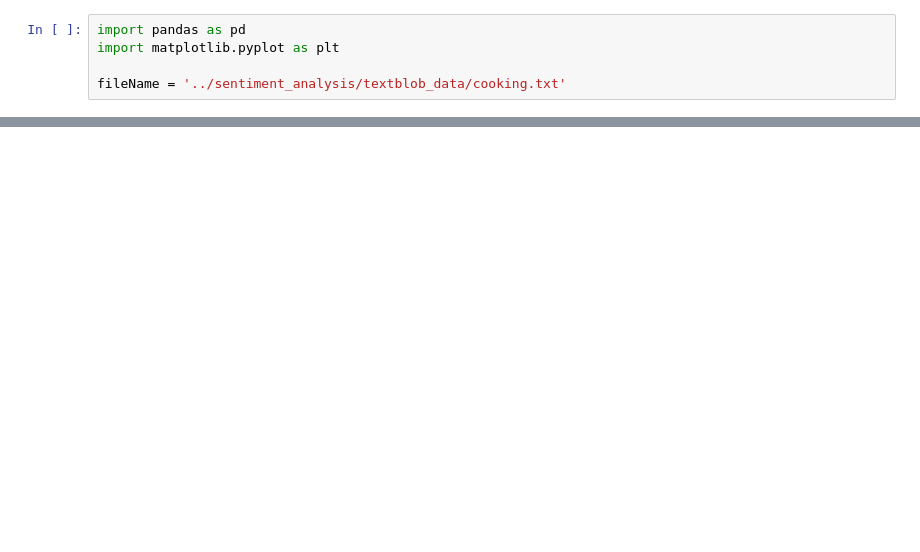
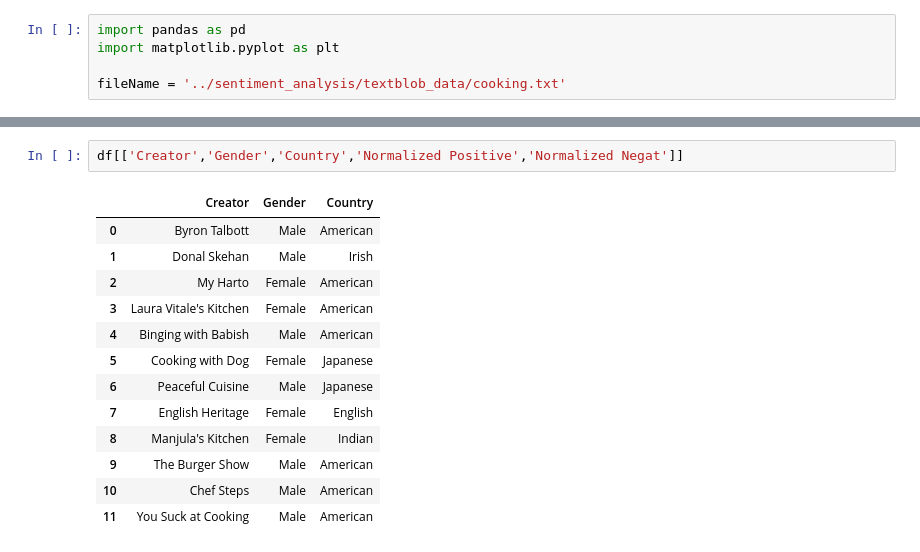
Before and after one commit to jivers-ucsd/ECE-229-Project---Group-7, a Jupyter notebook: plotting/graph cooking.ipynb, the cells around one changed output, grey strips where cells are left out. Drawn from its saved outputs; the diff is of its cells as text; blank space fills up the shorter version.

```diff
--- a/plotting/graph cooking.ipynb
+++ b/plotting/graph cooking.ipynb
@@ -100,0 +46,16 @@ df.plot.bar(x='Creator',y=['Normalized Positive','Normalized Negative'],width=0.
+# %%
+df[['Creator','Gender','Country','Normalized Positive','Normalized Negat']]
+# %% [output]
+|  | Creator | Gender | Country |
+| 0 | Byron Talbott | Male | American |
+| 1 | Donal Skehan | Male | Irish |
+| 2 | My Harto | Female | American |
+| 3 | Laura Vitale's Kitchen | Female | American |
+| 4 | Binging with Babish | Male | American |
+| 5 | Cooking with Dog | Female | Japanese |
+| 6 | Peaceful Cuisine | Male | Japanese |
+| 7 | English Heritage | Female | English |
+| 8 | Manjula's Kitchen | Female | Indian |
+| 9 | The Burger Show | Male | American |
+| 10 | Chef Steps | Male | American |
+| 11 | You Suck at Cooking | Male | American |
```
Also changed, not shown: parts of 9 cells of this notebook, 1 other file.
